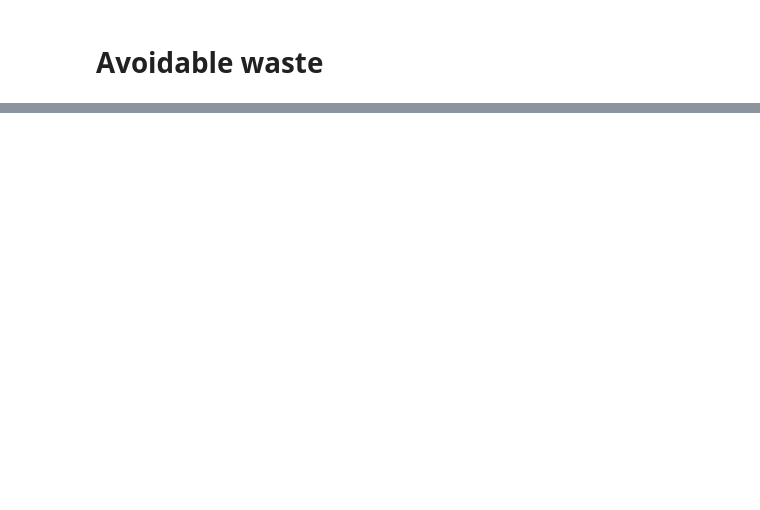
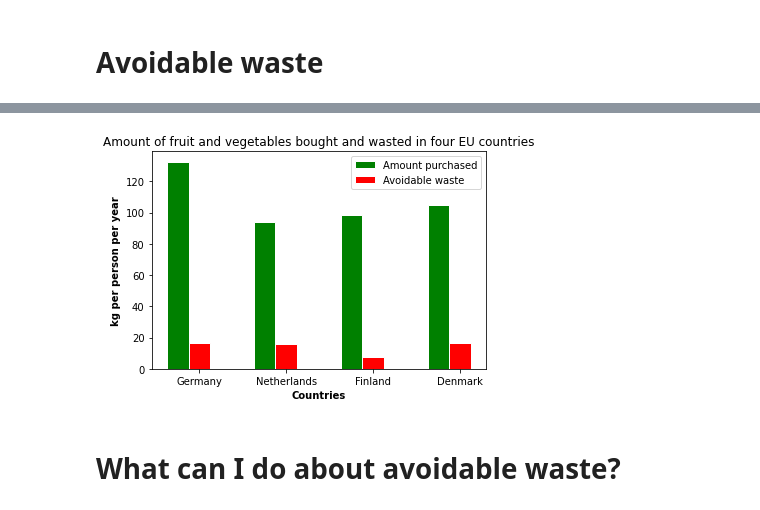
Before and after one commit to Jeyana/EcoDilemmaAdvisor, a Jupyter notebook: jupyter/Food waste - fruit and vegetables.ipynb, the cells around one changed output, grey strips where cells are left out. Drawn from its saved outputs; the diff is of its cells as text; code cells hidden in the pictures; blank space fills up the shorter version.

Commit message:
Food waste - fruit and vegetables Jupyter: ver1

```diff
--- a/jupyter/Food waste - fruit and vegetables.ipynb
+++ b/jupyter/Food waste - fruit and vegetables.ipynb
@@ -121 +124,45 @@ plt.show()
+# %%
+import numpy as np
+import matplotlib.pyplot as plt
+
+avoidable_waste = {
+    'Germany': [132.5, 16.5], # [purchased, wasted], fruit+vegetables [57.3+75.2, 6.9+9.6]
+    'Netherlands': [93.8, 15.9], # fruit+vegetables [57.3+75.2, 6.9+9.6]
+    'Finland': [98.2, 7.4], # fruit+vegetables [44.8+53.4, 3+4.4]
+    'Denmark': [104.7, 16.6] # fruit+vegetables [47.9+56.8, 5.0+11.6]
+
+}
+
+
+# set width of bars
+barWidth = 0.25
+
+# set heights of bars
+bars1 = []
+bars2 = []
+for i in avoidable_waste.values():
+    bars1.append(i[0])
+    bars2.append(i[1])
+
+# Set position of bar on X axis
+r1 = np.arange(len(bars1))
+r2 = [x + barWidth for x in r1]
+
+# Make the plot
+plt.bar(r1, bars1, color='green', width=barWidth, edgecolor='white', label='Amount purchased')
+plt.bar(r2, bars2, color='red', width=barWidth, edgecolor='white', label='Avoidable waste')
+
+# Add xticks on the middle of the group bars
+plt.xlabel('Countries', fontweight='bold')
+plt.ylabel('kg per person per year', fontweight='bold')
+plt.xticks([r + barWidth for r in range(len(bars1))], avoidable_waste.keys())
+
+# Create legend & Show graphic
+plt.legend()
+plt.title("Amount of fruit and vegetables bought and wasted in four EU countries")
+plt.show()
+# %% [output]
+[figure, added]
+# %% [markdown]
+# What can I do about avoidable waste?
 # %% [markdown]
```
Also changed, not shown: parts of 5 cells of this notebook.
